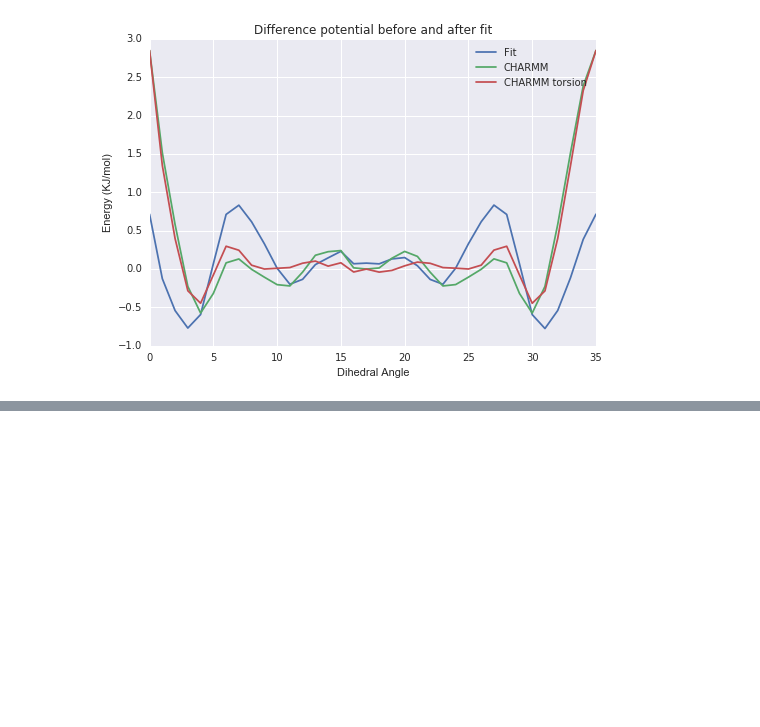
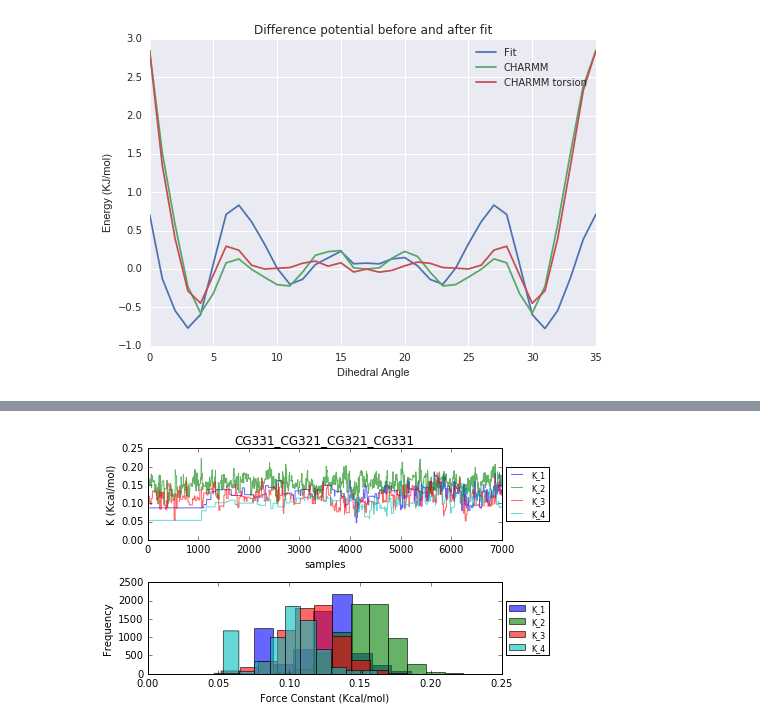
Before and after one commit to choderalab/torsionfit_examples, a Jupyter notebook: butane/sampling_torsions/c_c_c_c_torsion/n_rj/sampling_multiplicity.ipynb, the cells around one changed output, grey strips where cells are left out. Saved outputs shown, nothing was run; the diff lists cells and outputs as text; code cells hidden in the pictures; blank space fills up the shorter version.

```diff
--- a/butane/sampling_torsions/c_c_c_c_torsion/n_rj/sampling_multiplicity.ipynb
+++ b/butane/sampling_torsions/c_c_c_c_torsion/n_rj/sampling_multiplicity.ipynb
@@ -215,0 +223,28 @@ plt.savefig('sample_n/diff_pot_fit.png')
+# %%
+alpha = 0.6
+plt.subplot(2, 1, 1)
+plt.title('CG331_CG321_CG321_CG331')
+plt.plot(db.trace('CG331_CG321_CG321_CG331_1_K')[3000:], label='K_1', alpha=alpha)
+plt.plot(db.trace('CG331_CG321_CG321_CG331_2_K')[3000:], label='K_2', alpha=alpha)
+plt.plot(db.trace('CG331_CG321_CG321_CG331_3_K')[3000:], label='K_3', alpha=alpha)
+plt.plot(db.trace('CG331_CG321_CG321_CG331_4_K')[3000:], label='K_4', alpha=alpha)
+#plt.plot(db.trace('CG331_CG321_CG321_CG331_5_K')[:], label='K_5', alpha=alpha)
+#plt.plot(db.trace('CG331_CG321_CG321_CG331_6_K')[:], label='K_6', alpha=alpha)
+plt.xlabel('samples')
+plt.ylabel('K (Kcal/mol)')
+lgd = plt.legend(prop={'size': 8}, loc='center left', bbox_to_anchor=(1, 0.5))
+
+plt.subplot(2, 1, 2)
+plt.hist(db.trace('CG331_CG321_CG321_CG331_1_K')[3000:], label='K_1', alpha=alpha)
+plt.hist(db.trace('CG331_CG321_CG321_CG331_2_K')[3000:], label='K_2', alpha=alpha)
+plt.hist(db.trace('CG331_CG321_CG321_CG331_3_K')[3000:], label='K_3', alpha=alpha)
+plt.hist(db.trace('CG331_CG321_CG321_CG331_4_K')[3000:], label='K_4', alpha=alpha)
+#plt.hist(db.trace('CG331_CG321_CG321_CG331_5_K')[2000:], label='K_5', alpha=alpha)
+#plt.hist(db.trace('CG331_CG321_CG321_CG331_6_K')[2000:], label='K_6', alpha=alpha)
+plt.xlabel('Force Constant (Kcal/mol)')
+plt.ylabel('Frequency')
+lgd = plt.legend(prop={'size': 8}, loc='center left', bbox_to_anchor=(1, 0.5))
+plt.tight_layout()
+plt.savefig('trace_hist.pdf', bbox_extra_artists=(lgd,), bbox_inches='tight')
+# %% [output]
+[figure, added]
```
Also changed, not shown: parts of 2 cells of this notebook, 4 other files.
